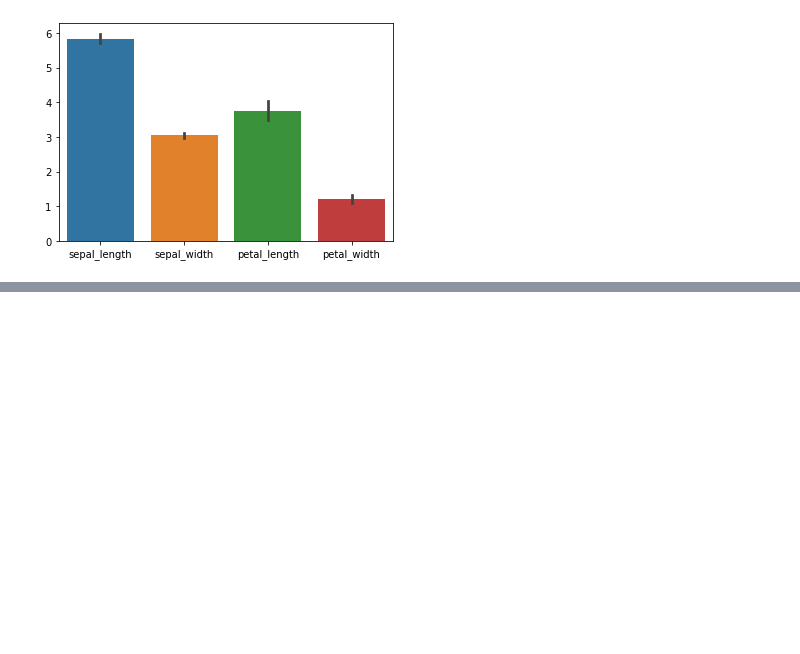
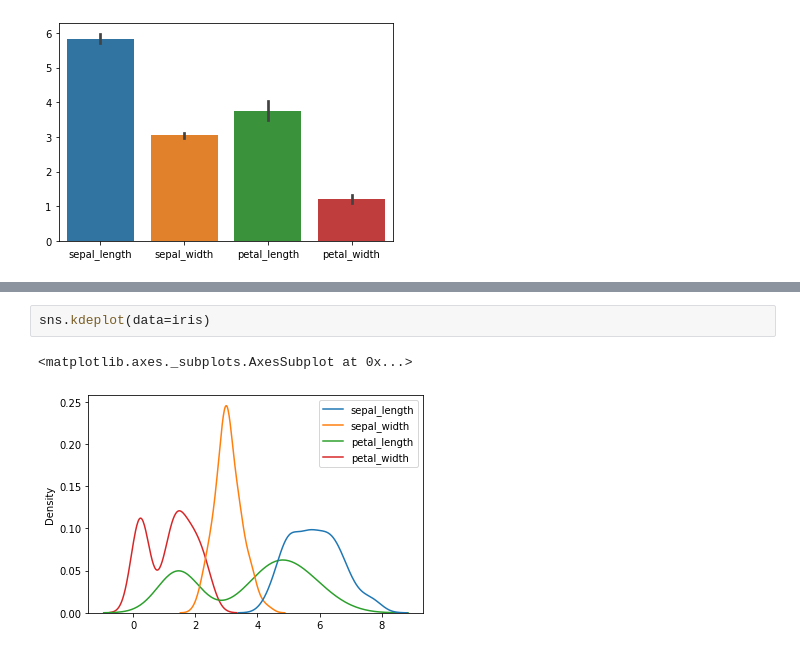
Before and after one commit to Sheljalomash140897/Sheljalomash140897, a Jupyter notebook: Untitled0.ipynb, the cells around one changed output, grey strips where cells are left out. Drawn from its saved outputs; the diff is of its cells as text; blank space fills up the shorter version.

```diff
--- a/Untitled0.ipynb
+++ b/Untitled0.ipynb
@@ -52,0 +58,5 @@ sns.barplot(data=iris)
+# %%
+sns.kdeplot(data=iris)
+# %% [output]
+<matplotlib.axes._subplots.AxesSubplot at 0x...>
+[figure, added]
```
Also changed, not shown: parts of 2 cells of this notebook.
